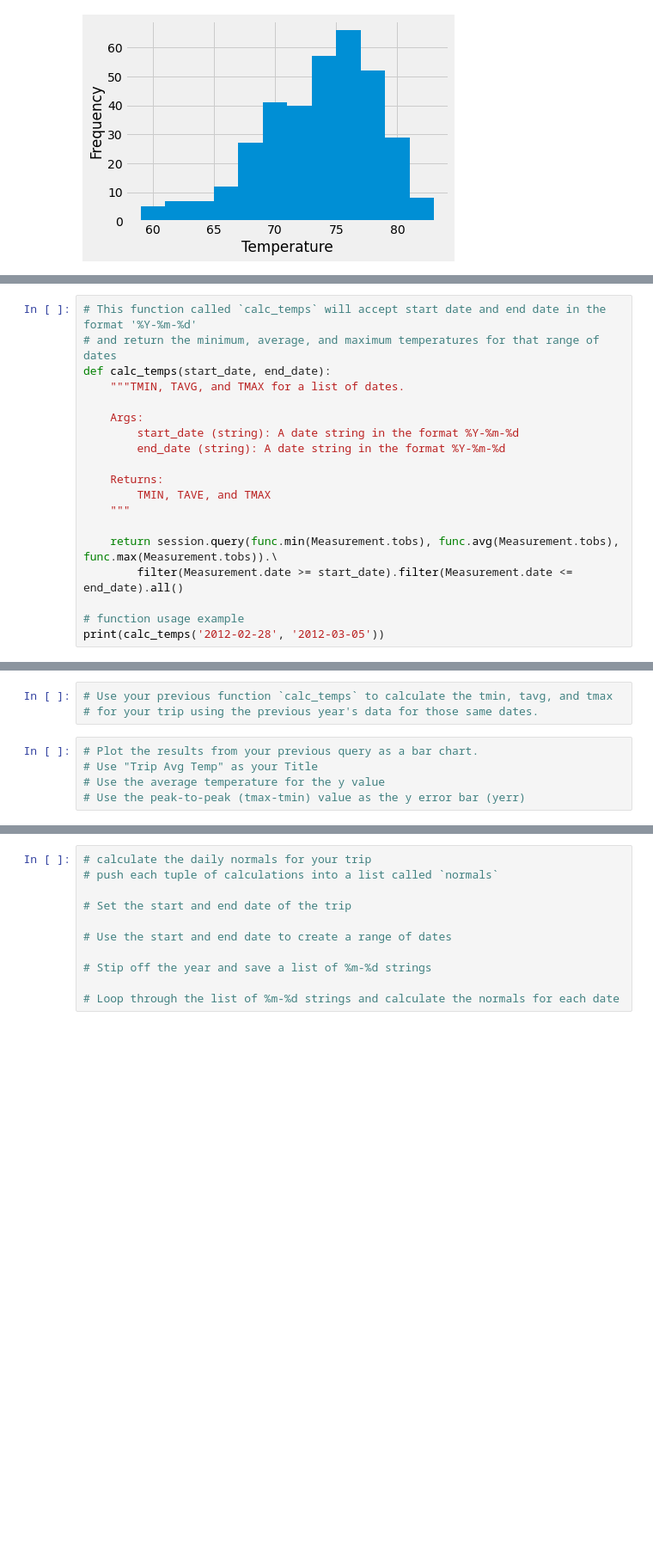
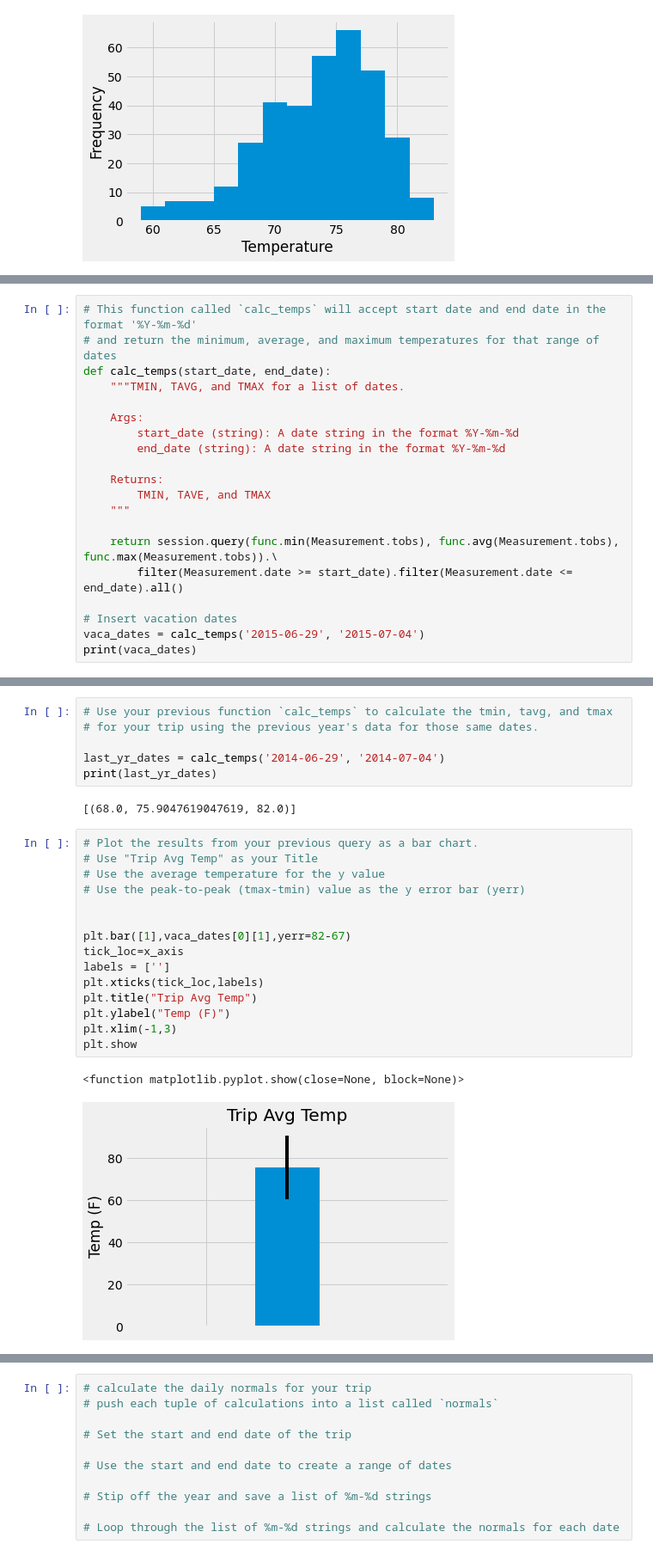
Before and after one commit to adamholcomb/sqlalchemy-challenge, a Jupyter notebook: climate.ipynb, the cells around one changed output, grey strips where cells are left out. Shown: that part at 86% size. Saved outputs shown, nothing was run; the diff lists cells and outputs as text; blank space fills up the shorter version.

```diff
--- a/climate.ipynb
+++ b/climate.ipynb
@@ -197,6 +214,7 @@ def calc_temps(start_date, end_date):
     return session.query(func.min(Measurement.tobs), func.avg(Measurement.tobs), func.max(Measurement.tobs)).\
         filter(Measurement.date >= start_date).filter(Measurement.date <= end_date).all()
 
-# function usage example
-print(calc_temps('2012-02-28', '2012-03-05'))
+# Insert vacation dates
+vaca_dates = calc_temps('2015-06-29', '2015-07-04')
+print(vaca_dates)
 # %% [output]
@@ -204,8 +222,26 @@ print(calc_temps('2012-02-28', '2012-03-05'))
 # %%
 # Use your previous function `calc_temps` to calculate the tmin, tavg, and tmax
 # for your trip using the previous year's data for those same dates.
+
+last_yr_dates = calc_temps('2014-06-29', '2014-07-04')
+print(last_yr_dates)
+# %% [output]
+[(68.0, 75.9047619047619, 82.0)]
 # %%
 # Plot the results from your previous query as a bar chart.
 # Use "Trip Avg Temp" as your Title
 # Use the average temperature for the y value
 # Use the peak-to-peak (tmax-tmin) value as the y error bar (yerr)
+
+
+plt.bar([1],vaca_dates[0][1],yerr=82-67)
+tick_loc=x_axis
+labels = ['']
+plt.xticks(tick_loc,labels)
+plt.title("Trip Avg Temp")
+plt.ylabel("Temp (F)")
+plt.xlim(-1,3)
+plt.show
+# %% [output]
+<function matplotlib.pyplot.show(close=None, block=None)>
+[figure, added]
```
Also changed, not shown: parts of 8 cells of this notebook.
